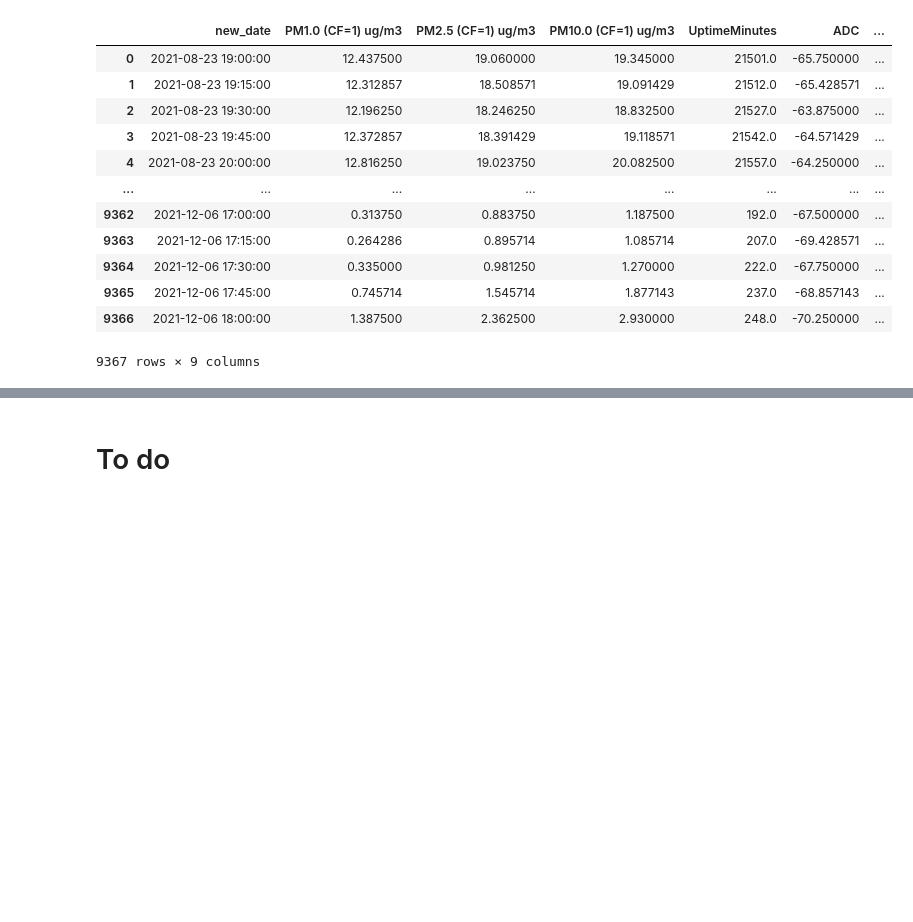
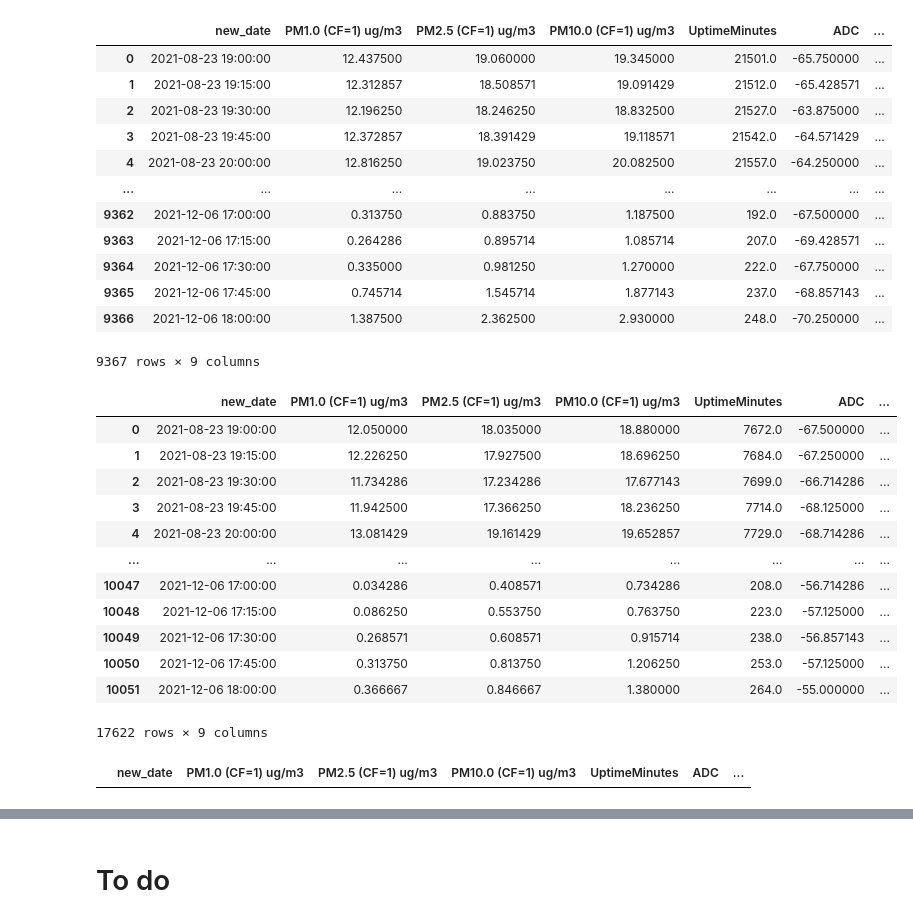
Before and after one commit to mihakim2/2021Fall_finals, a Jupyter notebook: Sensor_data.ipynb, the cells around one changed output, grey strips where cells are left out. Drawn from its saved outputs; the diff is of its cells as text; code cells hidden in the pictures; blank space fills up the shorter version.

```diff
--- a/Sensor_data.ipynb
+++ b/Sensor_data.ipynb
@@ -272,3 +321,26 @@ df_UrbanaOnHolmes_date_group
 df_WarnowChacko_date_group.to_feather('export_WarnowChacko_feather')
 df_Urbana_date_group.to_feather('export_Urbana_feather')
 df_UrbanaOnHolmes_date_group.to_feather('export_UrbanaOnHolmes_feather')
+# %%
+df_WarnowChacko_date_group.append(df_Urbana_date_group)
+# %% [output]
+|  | new_date | PM1.0 (CF=1) ug/m3 | PM2.5 (CF=1) ug/m3 | PM10.0 (CF=1) ug/m3 | UptimeMinutes | ADC | ... |
+| 0 | 2021-08-23 19:00:00 | 12.050000 | 18.035000 | 18.880000 | 7672.0 | -67.500000 | ... |
+| 1 | 2021-08-23 19:15:00 | 12.226250 | 17.927500 | 18.696250 | 7684.0 | -67.250000 | ... |
+| 2 | 2021-08-23 19:30:00 | 11.734286 | 17.234286 | 17.677143 | 7699.0 | -66.714286 | ... |
+| 3 | 2021-08-23 19:45:00 | 11.942500 | 17.366250 | 18.236250 | 7714.0 | -68.125000 | ... |
+| 4 | 2021-08-23 20:00:00 | 13.081429 | 19.161429 | 19.652857 | 7729.0 | -68.714286 | ... |
+| ... | ... | ... | ... | ... | ... | ... | ... |
+| 10047 | 2021-12-06 17:00:00 | 0.034286 | 0.408571 | 0.734286 | 208.0 | -56.714286 | ... |
+| 10048 | 2021-12-06 17:15:00 | 0.086250 | 0.553750 | 0.763750 | 223.0 | -57.125000 | ... |
+| 10049 | 2021-12-06 17:30:00 | 0.268571 | 0.608571 | 0.915714 | 238.0 | -56.857143 | ... |
+| 10050 | 2021-12-06 17:45:00 | 0.313750 | 0.813750 | 1.206250 | 253.0 | -57.125000 | ... |
+| 10051 | 2021-12-06 18:00:00 | 0.366667 | 0.846667 | 1.380000 | 264.0 | -55.000000 | ... |
+17622 rows × 9 columns
+# %%
+columns = ['new_date', 'PM1.0 (CF=1) ug/m3', 'PM2.5 (CF=1) ug/m3', 'PM10.0 (CF=1) ug/m3',
+          'UptimeMinutes', 'ADC', 'Temperature_F', 'Humidity_%', 'PM2.5 (CF=ATM) ug/m3', 'name']
+df_sensor = pd.DataFrame(columns = columns)
+df_sensor
+# %% [output]
+|  | new_date | PM1.0 (CF=1) ug/m3 | PM2.5 (CF=1) ug/m3 | PM10.0 (CF=1) ug/m3 | UptimeMinutes | ADC | ... |
```
Also changed, not shown: parts of 13 cells of this notebook, 2 other files.
